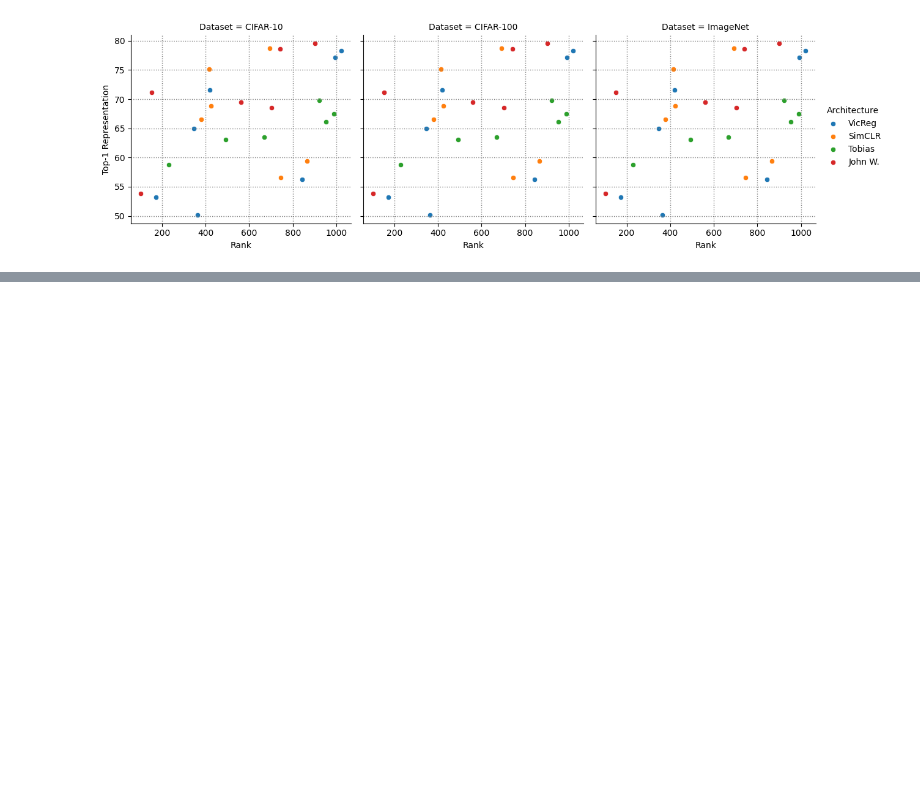
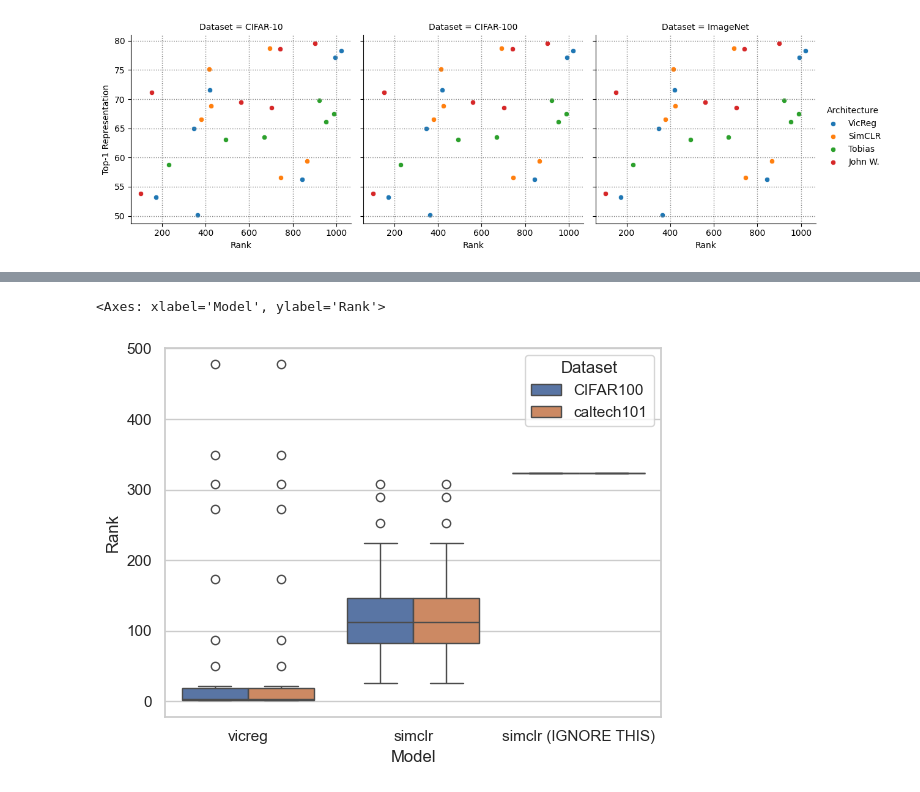
Before and after one commit to johnwikman/rankme-reprod, a Jupyter notebook: notebooks/plotting.ipynb, the cells around one changed output, grey strips where cells are left out. Drawn from its saved outputs; the diff is of its cells as text; code cells hidden in the pictures; blank space fills up the shorter version.

```diff
--- a/notebooks/plotting.ipynb
+++ b/notebooks/plotting.ipynb
@@ -66,0 +462,5 @@ plot_rank_representation(df)
+# %%
+sns.boxplot(x="Model", y="Rank", hue="Dataset", data=df_cleaned)
+# %% [output]
+<Axes: xlabel='Model', ylabel='Rank'>
+[figure, added]
```
Also changed, not shown: parts of 15 cells of this notebook, 1 other file.
